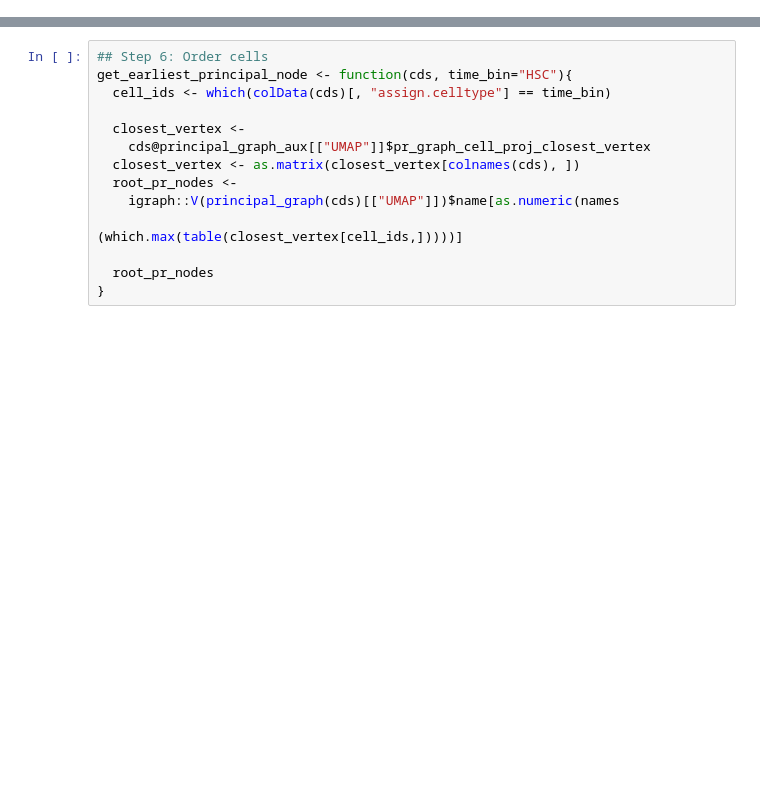
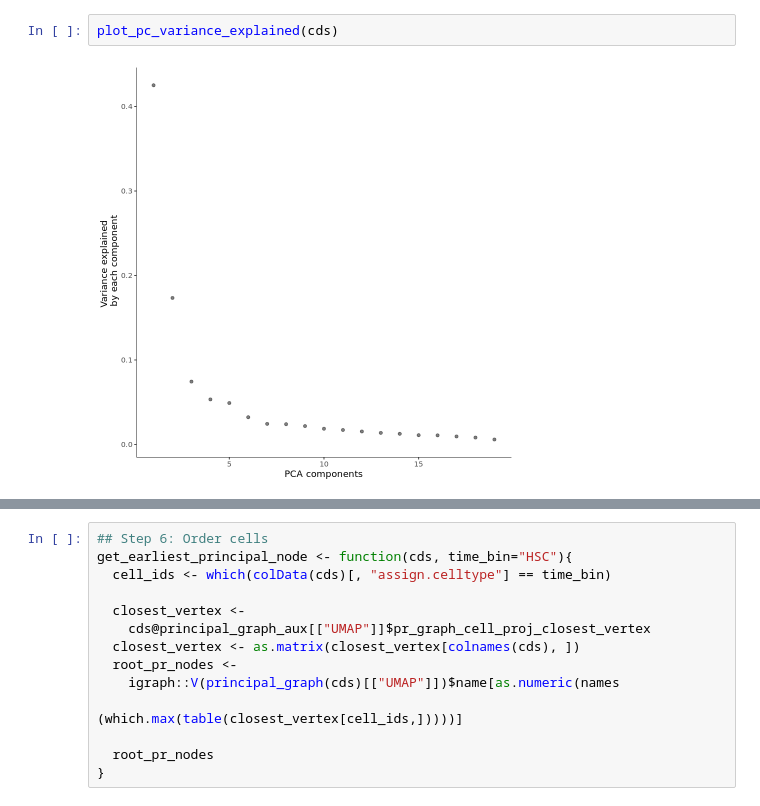
Before and after one commit to xindong95/SCRIP_notebook, a Jupyter notebook: monocle.ipynb, the cells around one changed output, grey strips where cells are left out. Saved outputs shown, nothing was run; the diff lists cells and outputs as text; blank space fills up the shorter version.

```diff
--- a/monocle.ipynb
+++ b/monocle.ipynb
@@ -62,3 +87,7 @@ Warning message in log(cell_total):
+# %%
+plot_pc_variance_explained(cds)
+# %% [output]
+[figure, added]
 # %%
 ## Step 1: Normalize and pre-process the data
 cds <- preprocess_cds(cds, num_dim = 50)
```
Also changed, not shown: parts of 21 cells of this notebook, 3 other files.
